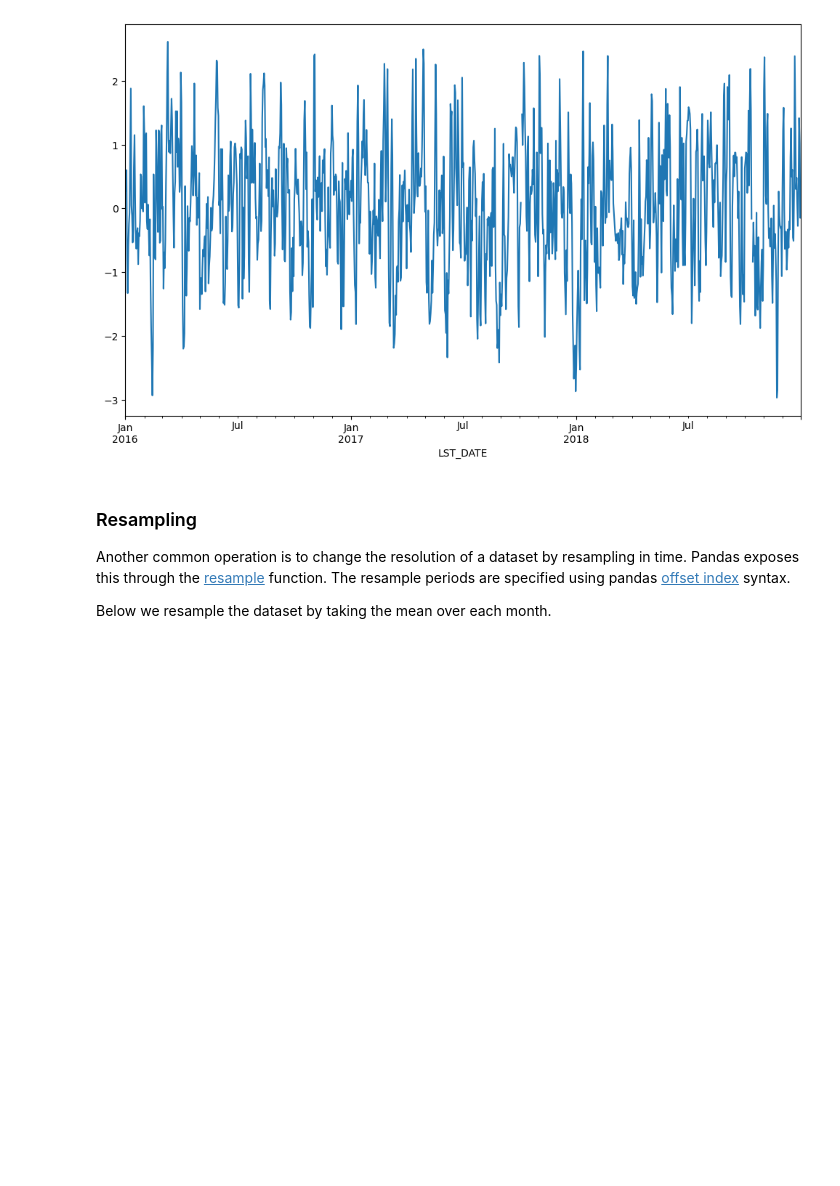
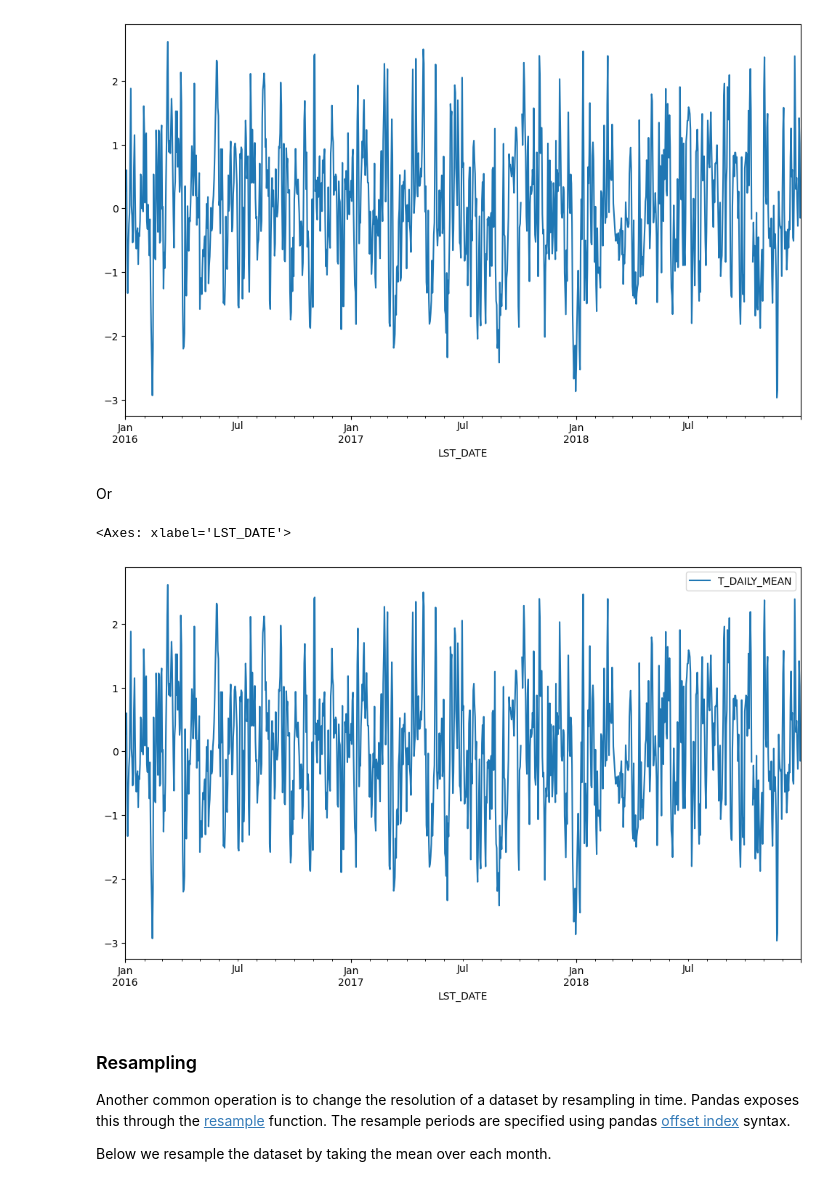
Before and after one commit to yutianwuldeo/GR6901, a Jupyter notebook: week8_pandas_groupby.ipynb, the cells around one changed output. Cells and saved outputs as stored; diff of their text form; code cells hidden in the pictures; blank space fills up the shorter version.

```diff
--- a/week8_pandas_groupby.ipynb
+++ b/week8_pandas_groupby.ipynb
@@ -32,5 +41,4 @@ df.head()
 # %%
-df = pd.read_csv('http://www.ldeo.columbia.edu/~rpa/usgs_earthquakes_2014.csv', parse_dates=['time'], index_col='id')
 df['country'] = df.place.str.split(', ').str[-1]
 df_small = df[df.mag<4]
 df = df[df.mag>4]
@@ -468,6 +476,16 @@ anomaly.plot(y='T_DAILY_MEAN')
 # %% [output]
 <Axes: xlabel='LST_DATE'>
 [figure]
+# %% [markdown]
+Or
+# %%
+monthly_climatology = df.groupby(df.index.month).transform('mean')  #  compute the monthly mean, broadcast back to original shape
+monthly_std = df.groupby(df.index.month).transform('std')
+anomaly = (df - monthly_climatology) / monthly_std
+anomaly.plot(y='T_DAILY_MEAN')
+# %% [output]
+<Axes: xlabel='LST_DATE'>
+[figure, added]
 # %% [markdown]
 ### Resampling
 
```
Also changed, not shown: parts of 5 cells of this notebook.
